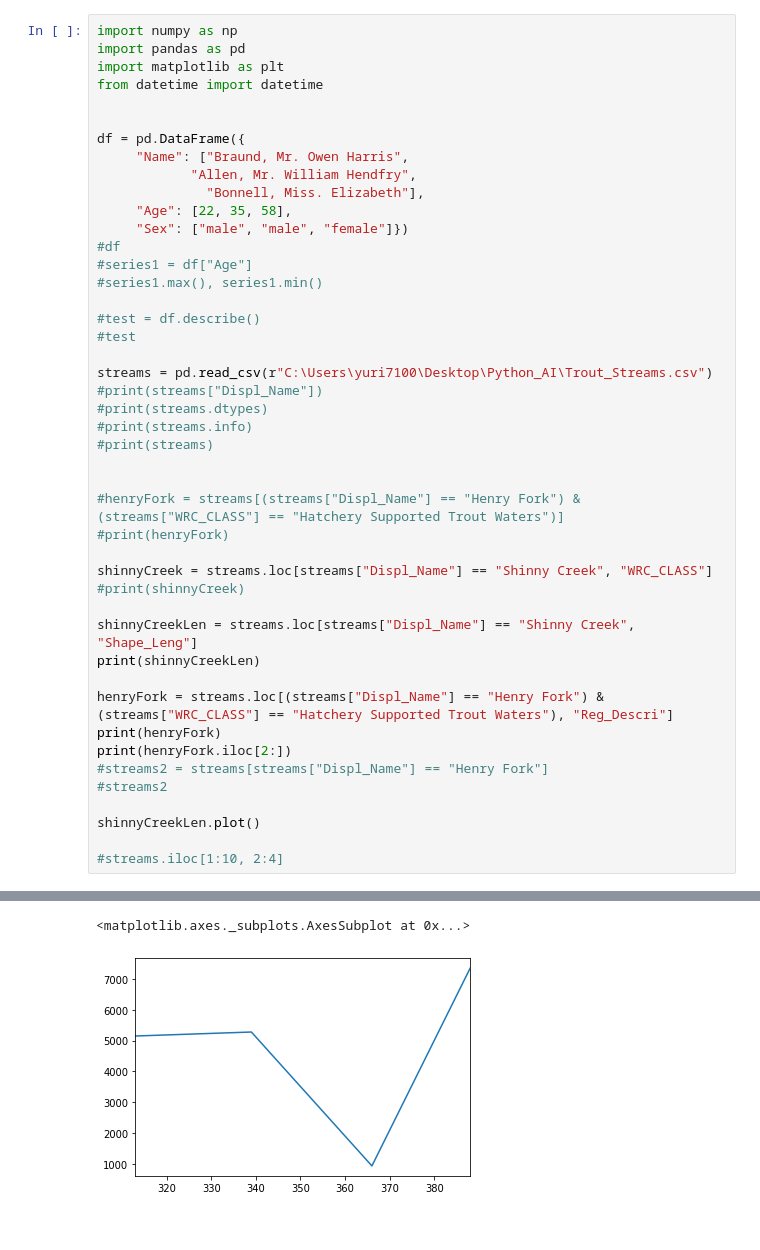
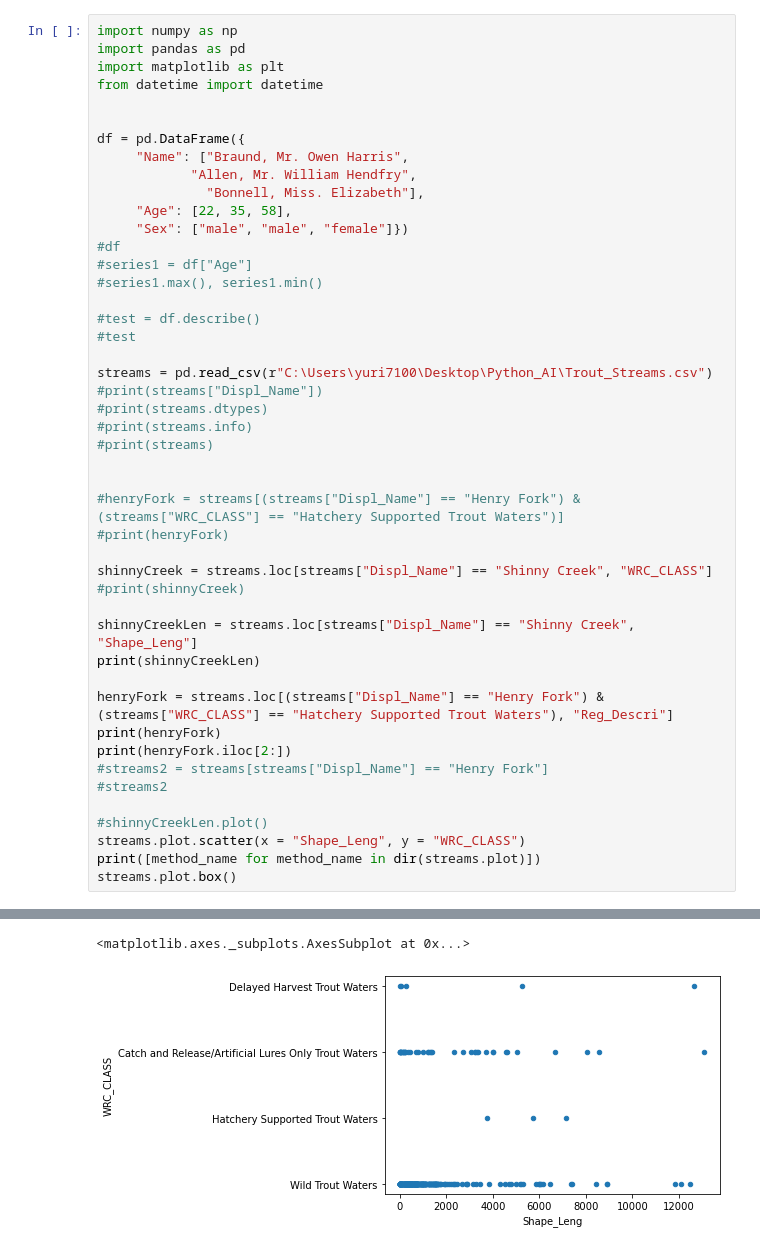
Before and after one commit to thepisgahgeographer/GIS_Machine_Learning, a Jupyter notebook: DataIngestion_Python.ipynb, the cells around one changed output, grey strips where cells are left out. Cells and saved outputs as stored; diff of their text form.

Commit message:
plots

```diff
--- a/DataIngestion_Python.ipynb
+++ b/DataIngestion_Python.ipynb
@@ -40,9 +40,10 @@ print(henryFork.iloc[2:])
 #streams2 = streams[streams["Displ_Name"] == "Henry Fork"]
 #streams2
 
-shinnyCreekLen.plot()
-
-#streams.iloc[1:10, 2:4]
+#shinnyCreekLen.plot()
+streams.plot.scatter(x = "Shape_Leng", y = "WRC_CLASS")
+print([method_name for method_name in dir(streams.plot)])
+streams.plot.box()
 # %% [output]
 313    5148.673882
 339    5278.581060
@@ -58,2 +60,2 @@ Name: Reg_Descri, dtype: object
 <matplotlib.axes._subplots.AxesSubplot at 0x...>
-[figure, old version]
+[figure, new version]
```
Also changed, not shown: parts of 1 cell of this notebook.
